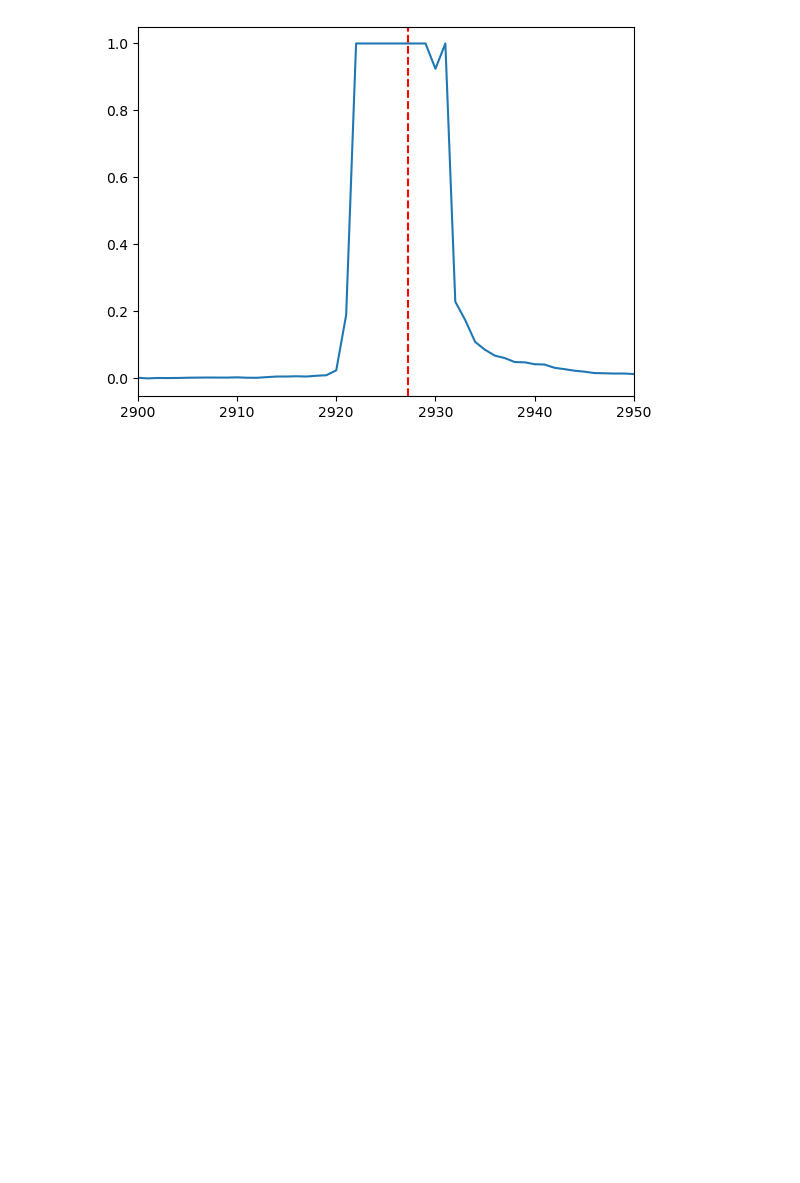
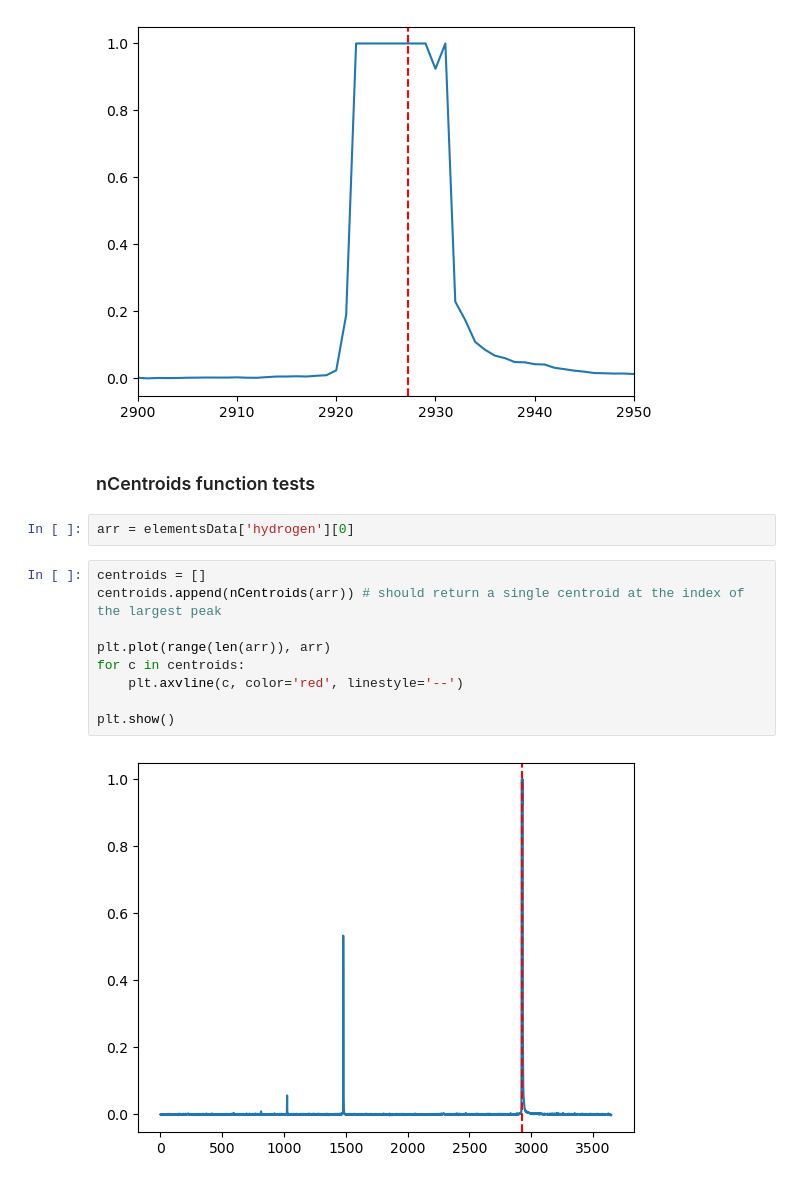
Before and after one commit to Pl4to42/PHYS-164-Lab-2, a Jupyter notebook: Lab 2.ipynb, the cells around one changed output. Saved outputs shown, nothing was run; the diff lists cells and outputs as text; blank space fills up the shorter version.

```diff
--- a/Lab 2.ipynb
+++ b/Lab 2.ipynb
@@ -98,3 +182,18 @@ plt.show()
 # %% [output]
 2927.2200827712995
 [figure]
+# %% [markdown]
+### nCentroids function tests
+# %%
+arr = elementsData['hydrogen'][0]
+# %%
+centroids = []
+centroids.append(nCentroids(arr)) # should return a single centroid at the index of the largest peak
+
+plt.plot(range(len(arr)), arr)
+for c in centroids:
+    plt.axvline(c, color='red', linestyle='--')
+
+plt.show()
+# %% [output]
+[figure, added]
```
Also changed, not shown: parts of 16 cells of this notebook.
